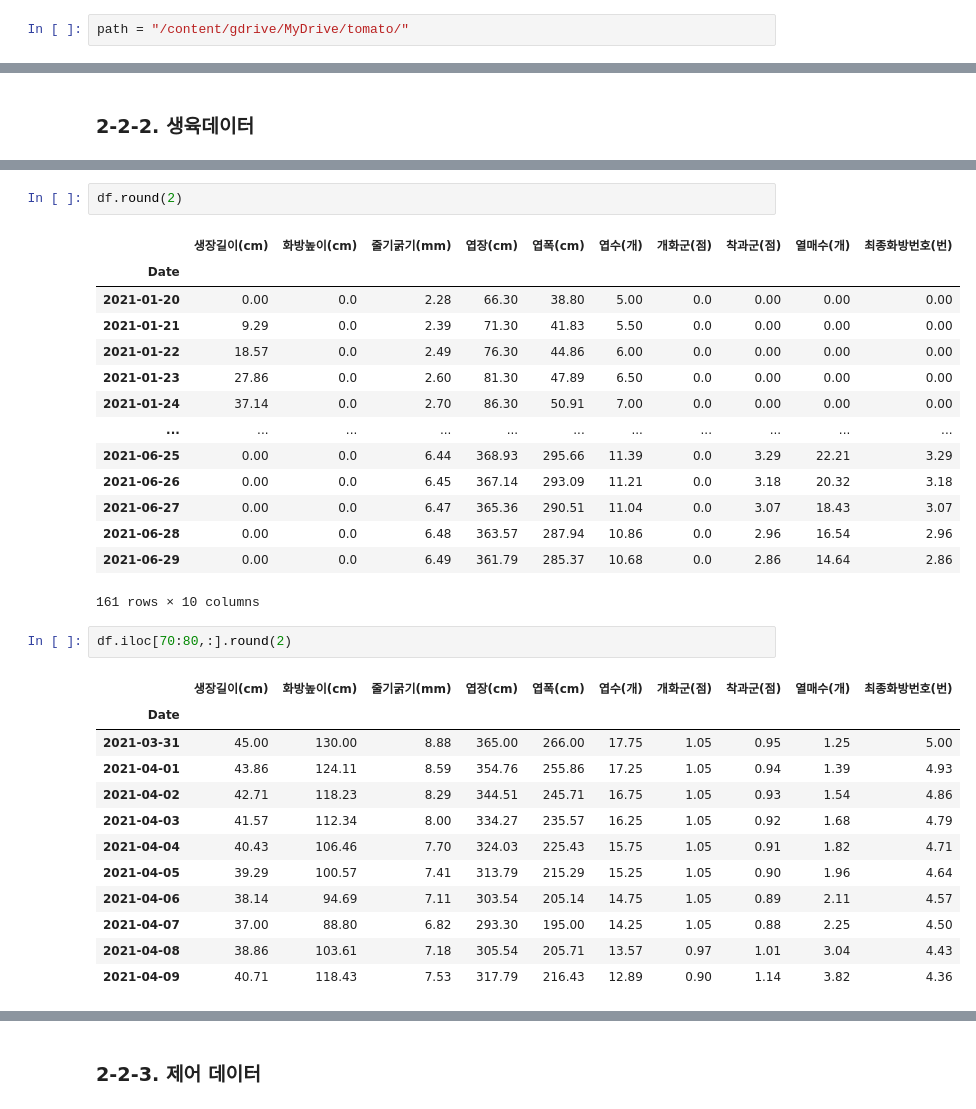
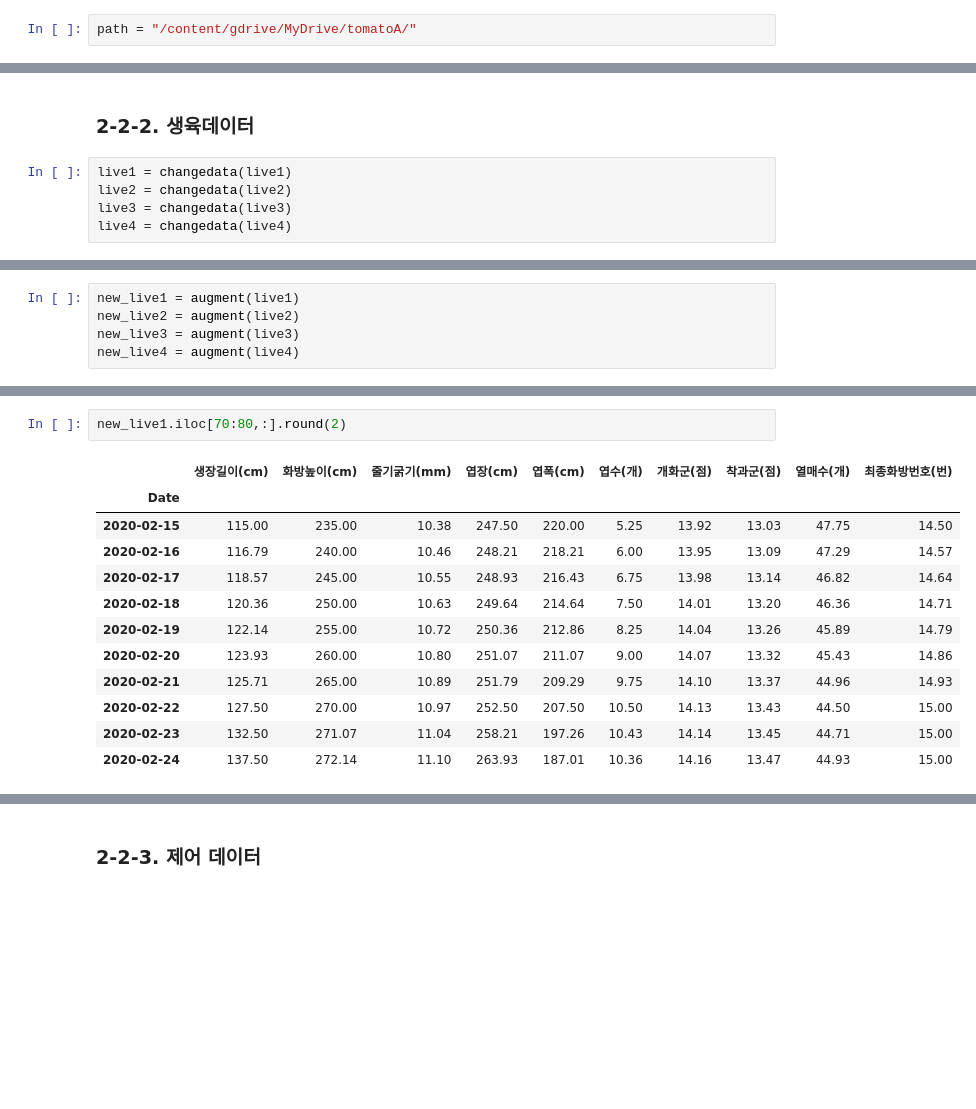
Before and after one commit to sexymonster/Projects, a Jupyter notebook: TeamProject/TomatoDataCustom.ipynb, the cells around one changed output, grey strips where cells are left out. Drawn from its saved outputs; the diff is of its cells as text; blank space fills up the shorter version.

```diff
--- a/TeamProject/TomatoDataCustom.ipynb
+++ b/TeamProject/TomatoDataCustom.ipynb
@@ -42,7 +42,7 @@ Requirement already satisfied: PyWavelets in /usr/local/lib/python3.7/dist-packa
 # %% [markdown]
 ## 1-2. 데이터 로드
 # %%
-path = "/content/gdrive/MyDrive/tomato/"
+path = "/content/gdrive/MyDrive/tomatoA/"
 # %%
 file_list = os.listdir(path)
 print(file_list)
@@ -244,6 +279,11 @@ env2.index.to_list
 #       print("{}이상 {}미만 : {}".format(start, end, temp["height"].mean()))
 # %% [markdown]
 ### 2-2-2. 생육데이터
+# %%
+live1 = changedata(live1)
+live2 = changedata(live2)
+live3 = changedata(live3)
+live4 = changedata(live4)
 # %%
 live2.info()
 # %% [output]
@@ -321,0 +332,5 @@ Index(['주차', '생장길이(cm)', '화방높이(cm)', '줄기굵기(mm)', '
+# %%
+new_live1 = augment(live1)
+new_live2 = augment(live2)
+new_live3 = augment(live3)
+new_live4 = augment(live4)
@@ -393,32 +427,15 @@ df
-# %%
-df.round(2)
-# %% [output]
-|  | 생장길이(cm) | 화방높이(cm) | 줄기굵기(mm) | 엽장(cm) | 엽폭(cm) | 엽수(개) | 개화군(점) | 착과군(점) | 열매수(개) | 최종화방번호(번) |
-| Date |  |  |  |  |  |  |  |  |  |  |
-| 2021-01-20 | 0.00 | 0.0 | 2.28 | 66.30 | 38.80 | 5.00 | 0.0 | 0.00 | 0.00 | 0.00 |
-| 2021-01-21 | 9.29 | 0.0 | 2.39 | 71.30 | 41.83 | 5.50 | 0.0 | 0.00 | 0.00 | 0.00 |
-| 2021-01-22 | 18.57 | 0.0 | 2.49 | 76.30 | 44.86 | 6.00 | 0.0 | 0.00 | 0.00 | 0.00 |
-| 2021-01-23 | 27.86 | 0.0 | 2.60 | 81.30 | 47.89 | 6.50 | 0.0 | 0.00 | 0.00 | 0.00 |
-| 2021-01-24 | 37.14 | 0.0 | 2.70 | 86.30 | 50.91 | 7.00 | 0.0 | 0.00 | 0.00 | 0.00 |
-| ... | ... | ... | ... | ... | ... | ... | ... | ... | ... | ... |
-| 2021-06-25 | 0.00 | 0.0 | 6.44 | 368.93 | 295.66 | 11.39 | 0.0 | 3.29 | 22.21 | 3.29 |
-| 2021-06-26 | 0.00 | 0.0 | 6.45 | 367.14 | 293.09 | 11.21 | 0.0 | 3.18 | 20.32 | 3.18 |
-| 2021-06-27 | 0.00 | 0.0 | 6.47 | 365.36 | 290.51 | 11.04 | 0.0 | 3.07 | 18.43 | 3.07 |
-| 2021-06-28 | 0.00 | 0.0 | 6.48 | 363.57 | 287.94 | 10.86 | 0.0 | 2.96 | 16.54 | 2.96 |
-| 2021-06-29 | 0.00 | 0.0 | 6.49 | 361.79 | 285.37 | 10.68 | 0.0 | 2.86 | 14.64 | 2.86 |
-161 rows × 10 columns
 # %%
-df.iloc[70:80,:].round(2)
+new_live1.iloc[70:80,:].round(2)
 # %% [output]
 |  | 생장길이(cm) | 화방높이(cm) | 줄기굵기(mm) | 엽장(cm) | 엽폭(cm) | 엽수(개) | 개화군(점) | 착과군(점) | 열매수(개) | 최종화방번호(번) |
 | Date |  |  |  |  |  |  |  |  |  |  |
-| 2021-03-31 | 45.00 | 130.00 | 8.88 | 365.00 | 266.00 | 17.75 | 1.05 | 0.95 | 1.25 | 5.00 |
-| 2021-04-01 | 43.86 | 124.11 | 8.59 | 354.76 | 255.86 | 17.25 | 1.05 | 0.94 | 1.39 | 4.93 |
-| 2021-04-02 | 42.71 | 118.23 | 8.29 | 344.51 | 245.71 | 16.75 | 1.05 | 0.93 | 1.54 | 4.86 |
-| 2021-04-03 | 41.57 | 112.34 | 8.00 | 334.27 | 235.57 | 16.25 | 1.05 | 0.92 | 1.68 | 4.79 |
-| 2021-04-04 | 40.43 | 106.46 | 7.70 | 324.03 | 225.43 | 15.75 | 1.05 | 0.91 | 1.82 | 4.71 |
-| 2021-04-05 | 39.29 | 100.57 | 7.41 | 313.79 | 215.29 | 15.25 | 1.05 | 0.90 | 1.96 | 4.64 |
-| 2021-04-06 | 38.14 | 94.69 | 7.11 | 303.54 | 205.14 | 14.75 | 1.05 | 0.89 | 2.11 | 4.57 |
-| 2021-04-07 | 37.00 | 88.80 | 6.82 | 293.30 | 195.00 | 14.25 | 1.05 | 0.88 | 2.25 | 4.50 |
-| 2021-04-08 | 38.86 | 103.61 | 7.18 | 305.54 | 205.71 | 13.57 | 0.97 | 1.01 | 3.04 | 4.43 |
-| 2021-04-09 | 40.71 | 118.43 | 7.53 | 317.79 | 216.43 | 12.89 | 0.90 | 1.14 | 3.82 | 4.36 |
+| 2020-02-15 | 115.00 | 235.00 | 10.38 | 247.50 | 220.00 | 5.25 | 13.92 | 13.03 | 47.75 | 14.50 |
+| 2020-02-16 | 116.79 | 240.00 | 10.46 | 248.21 | 218.21 | 6.00 | 13.95 | 13.09 | 47.29 | 14.57 |
+| 2020-02-17 | 118.57 | 245.00 | 10.55 | 248.93 | 216.43 | 6.75 | 13.98 | 13.14 | 46.82 | 14.64 |
+| 2020-02-18 | 120.36 | 250.00 | 10.63 | 249.64 | 214.64 | 7.50 | 14.01 | 13.20 | 46.36 | 14.71 |
+| 2020-02-19 | 122.14 | 255.00 | 10.72 | 250.36 | 212.86 | 8.25 | 14.04 | 13.26 | 45.89 | 14.79 |
+| 2020-02-20 | 123.93 | 260.00 | 10.80 | 251.07 | 211.07 | 9.00 | 14.07 | 13.32 | 45.43 | 14.86 |
+| 2020-02-21 | 125.71 | 265.00 | 10.89 | 251.79 | 209.29 | 9.75 | 14.10 | 13.37 | 44.96 | 14.93 |
+| 2020-02-22 | 127.50 | 270.00 | 10.97 | 252.50 | 207.50 | 10.50 | 14.13 | 13.43 | 44.50 | 15.00 |
+| 2020-02-23 | 132.50 | 271.07 | 11.04 | 258.21 | 197.26 | 10.43 | 14.14 | 13.45 | 44.71 | 15.00 |
+| 2020-02-24 | 137.50 | 272.14 | 11.10 | 263.93 | 187.01 | 10.36 | 14.16 | 13.47 | 44.93 | 15.00 |
```
Also changed, not shown: parts of 76 cells of this notebook.
